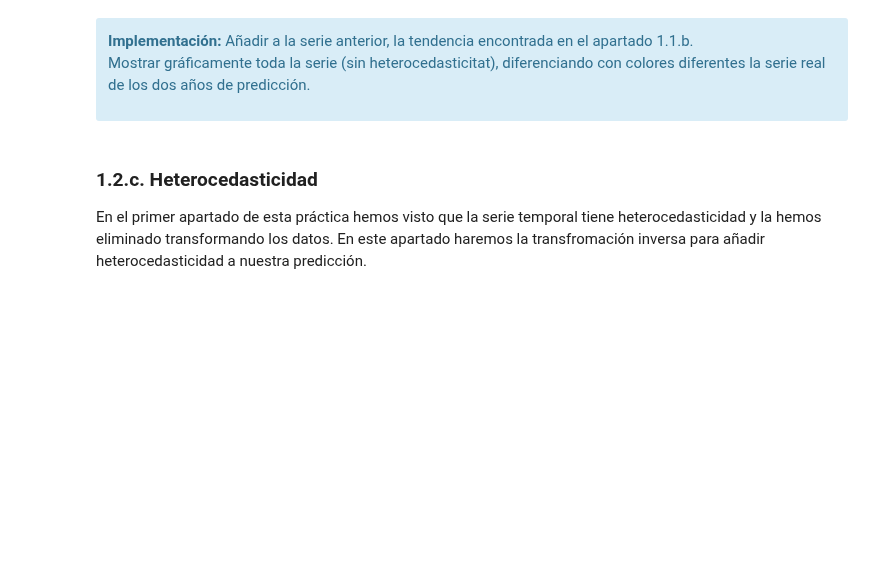
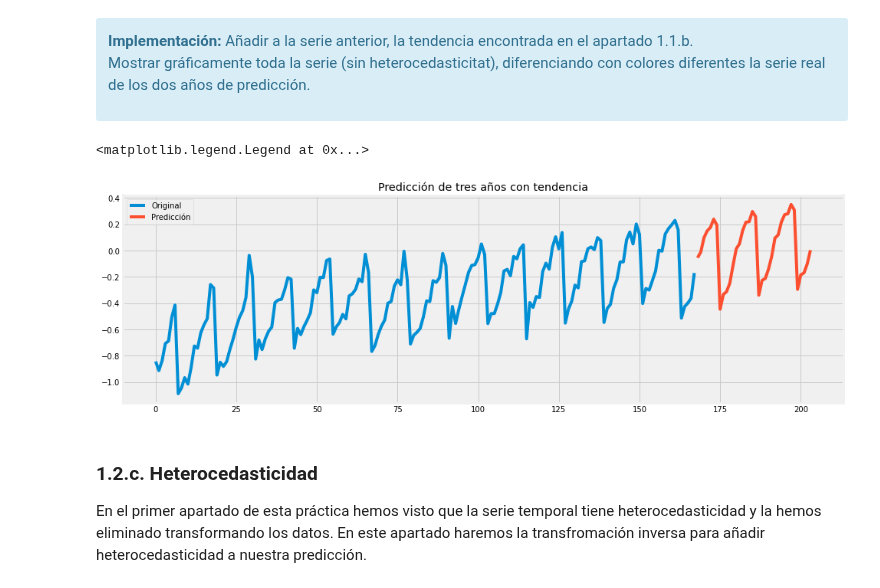
Before and after one commit to mariousm/Data-Science-Master, a Jupyter notebook: 2021-22/PrimerSemestre/Mineria/PEC4/UbiernaSanMamesMario_PEC4.ipynb, the cells around one changed output. Drawn from its saved outputs; the diff is of its cells as text; code cells hidden in the pictures; blank space fills up the shorter version.

```diff
--- a/2021-22/PrimerSemestre/Mineria/PEC4/UbiernaSanMamesMario_PEC4.ipynb
+++ b/2021-22/PrimerSemestre/Mineria/PEC4/UbiernaSanMamesMario_PEC4.ipynb
@@ -423,6 +438,20 @@ Anteriormente hemos visto que los datos de la serie temporal tienen una tendenci
 
 Mostrar gráficamente toda la serie (sin heterocedasticitat), diferenciando con colores diferentes la serie real de los dos años de predicción.
 </div>
+# %%
+# Calculamos la tendencia
+y_trend_model = model_lr.predict(x_test.reshape(test_log.shape[0], 1))
+y_pred_trend = [y_pred_sarima[i] + y_trend_model[i] for i in range(test_log.shape[0])]
+
+# Mostramos la serie total con los valores predichos
+fig, ax = plt.subplots(1, 1, figsize=(15, 5))
+ax.plot(x_train, train_log)
+ax.plot(x_test, y_pred_trend)
+plt.title("Predicción de tres años con tendencia")
+plt.legend(["Original", "Predicción"])
+# %% [output]
+<matplotlib.legend.Legend at 0x...>
+[figure, added]
 # %% [markdown]
 ### 1.2.c. Heterocedasticidad
 
```
Also changed, not shown: parts of 7 cells of this notebook.
